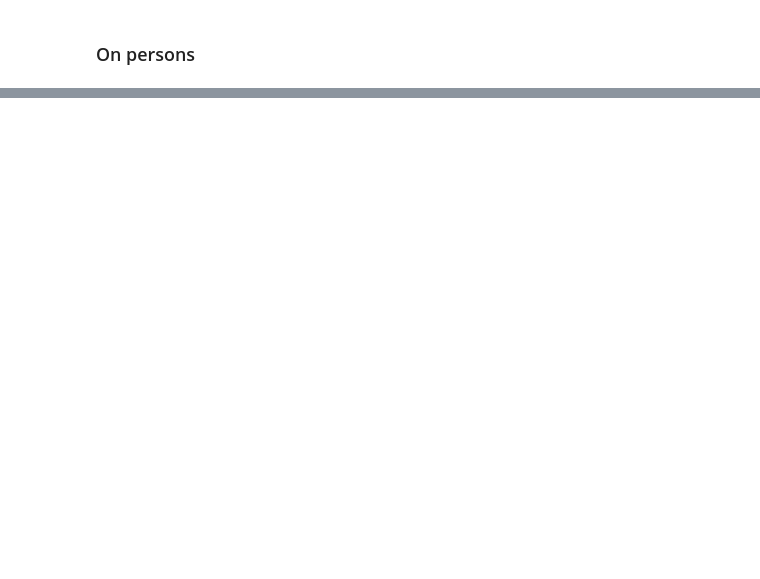
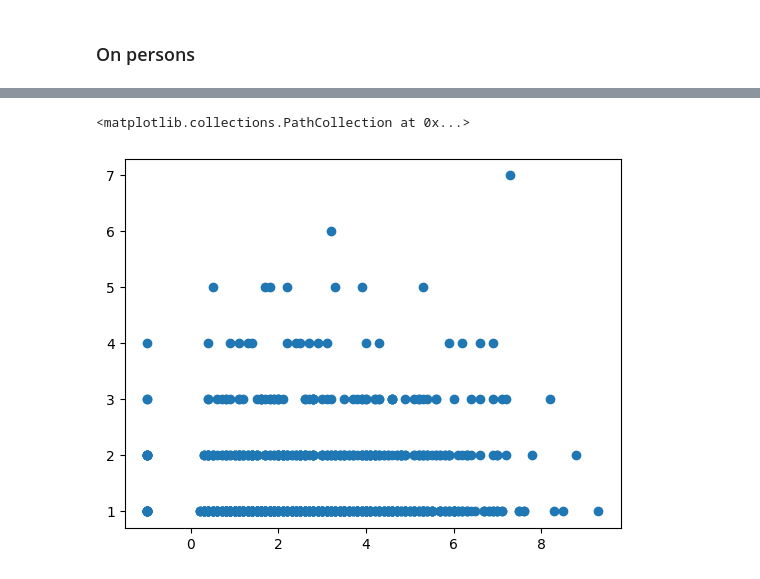
Before and after one commit to jeffphan8816/CloudDataScience, a Jupyter notebook: frontend/crime_vs_weather.ipynb, the cells around one changed output, grey strips where cells are left out. Drawn from its saved outputs; the diff is of its cells as text; code cells hidden in the pictures; blank space fills up the shorter version.

```diff
--- a/frontend/crime_vs_weather.ipynb
+++ b/frontend/crime_vs_weather.ipynb
@@ -102,6 +165,9 @@ pd.DataFrame({'Predictors': df_pers.columns[:-1], 'Coefficient': model.coef_})
 # %%
-model = LinearRegression()
-model.fit(df_pers[['Evapo-Rain']].values, df_pers['offence_count'])
+sub_lin_model_pers = LinearRegression()
+sub_lin_model_pers.fit(df_pers[['Evapo-Rain']].values, df_pers['offence_count'])
 
 # plt.scatter(df_pers[['Evapo-Rain','offence_count']].values)
 plt.scatter(df_pers['Evapo-Rain'],df_pers['offence_count'])
+# %% [output]
+<matplotlib.collections.PathCollection at 0x...>
+[figure, added]
```
Also changed, not shown: parts of 20 cells of this notebook, 1 other file.
